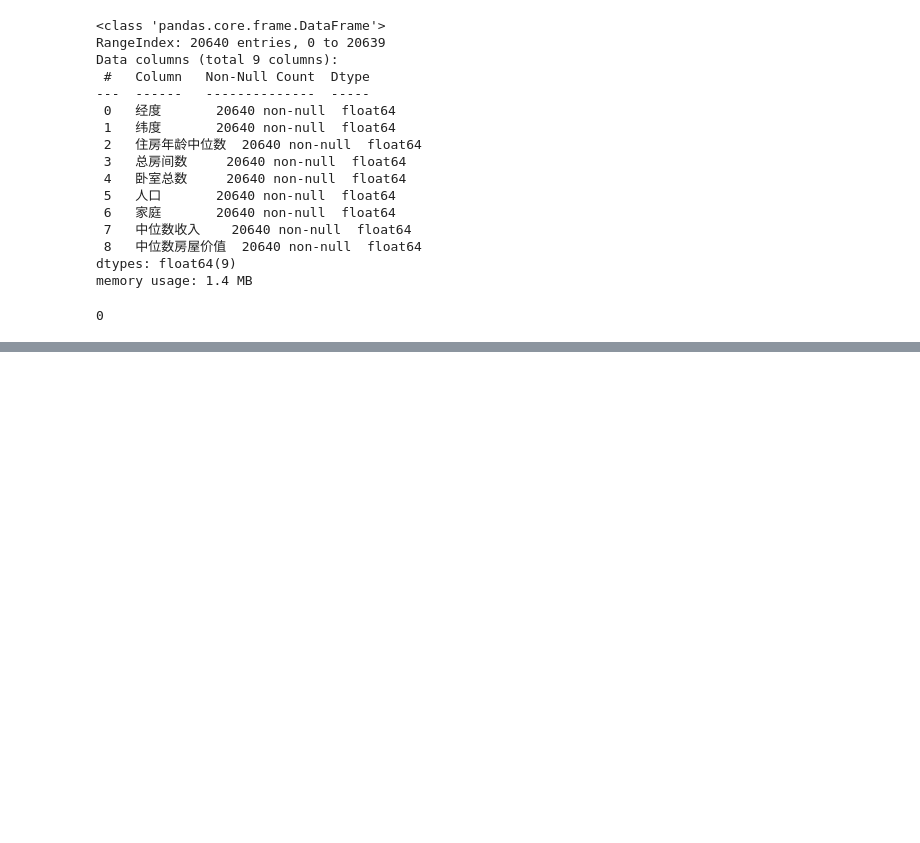
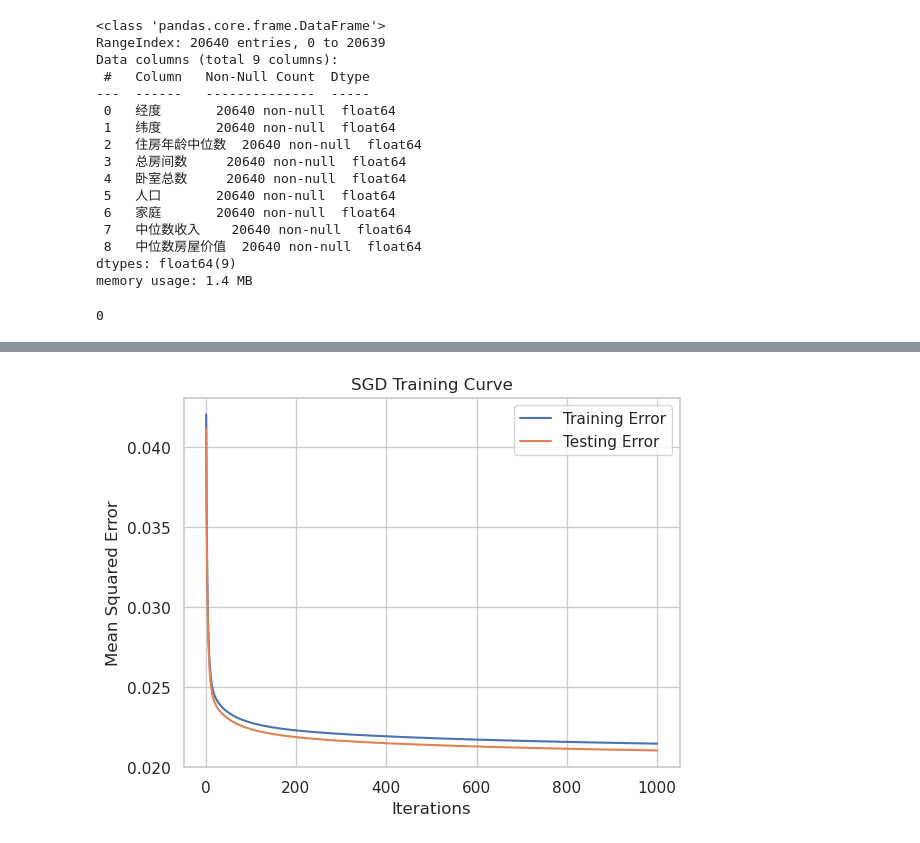
Before and after one commit to LuBoqi/AI_hw, a Jupyter notebook: CaliforniaHousing/pricePre.ipynb, the cells around one changed output, grey strips where cells are left out. Cells and saved outputs as stored; diff of their text form; code cells hidden in the pictures; blank space fills up the shorter version.

```diff
--- a/CaliforniaHousing/pricePre.ipynb
+++ b/CaliforniaHousing/pricePre.ipynb
@@ -122,0 +177,27 @@ plt.show()
+# %%
+# 初始化梯度下降线性回归模型
+sgd_reg = SGDRegressor(max_iter=1000, tol=1e-3, eta0=0.01, random_state=42)
+# 拟合模型
+# 存储训练集和测试集上的均方误差
+train_errors, test_errors = [], []
+# 迭代训练
+n_iterations = 1000
+for iteration in range(n_iterations):
+    sgd_reg.partial_fit(xtrain, ytrain.ravel())
+    # 在训练集上计算均方误差
+    train_pred = sgd_reg.predict(xtrain)
+    train_errors.append(mean_squared_error(ytrain, train_pred))
+
+    # 在测试集上计算均方误差
+    test_pred = sgd_reg.predict(xtest)
+    test_errors.append(mean_squared_error(ytest, test_pred))
+# 绘制训练曲线
+plt.plot(range(1, n_iterations + 1), train_errors, label='Training Error')
+plt.plot(range(1, n_iterations + 1), test_errors, label='Testing Error')
+plt.title('SGD Training Curve')
+plt.xlabel('Iterations')
+plt.ylabel('Mean Squared Error')
+plt.legend()
+plt.show()
+# %% [output]
+[figure, added]
```
Also changed, not shown: parts of 10 cells of this notebook, 3 other files.
